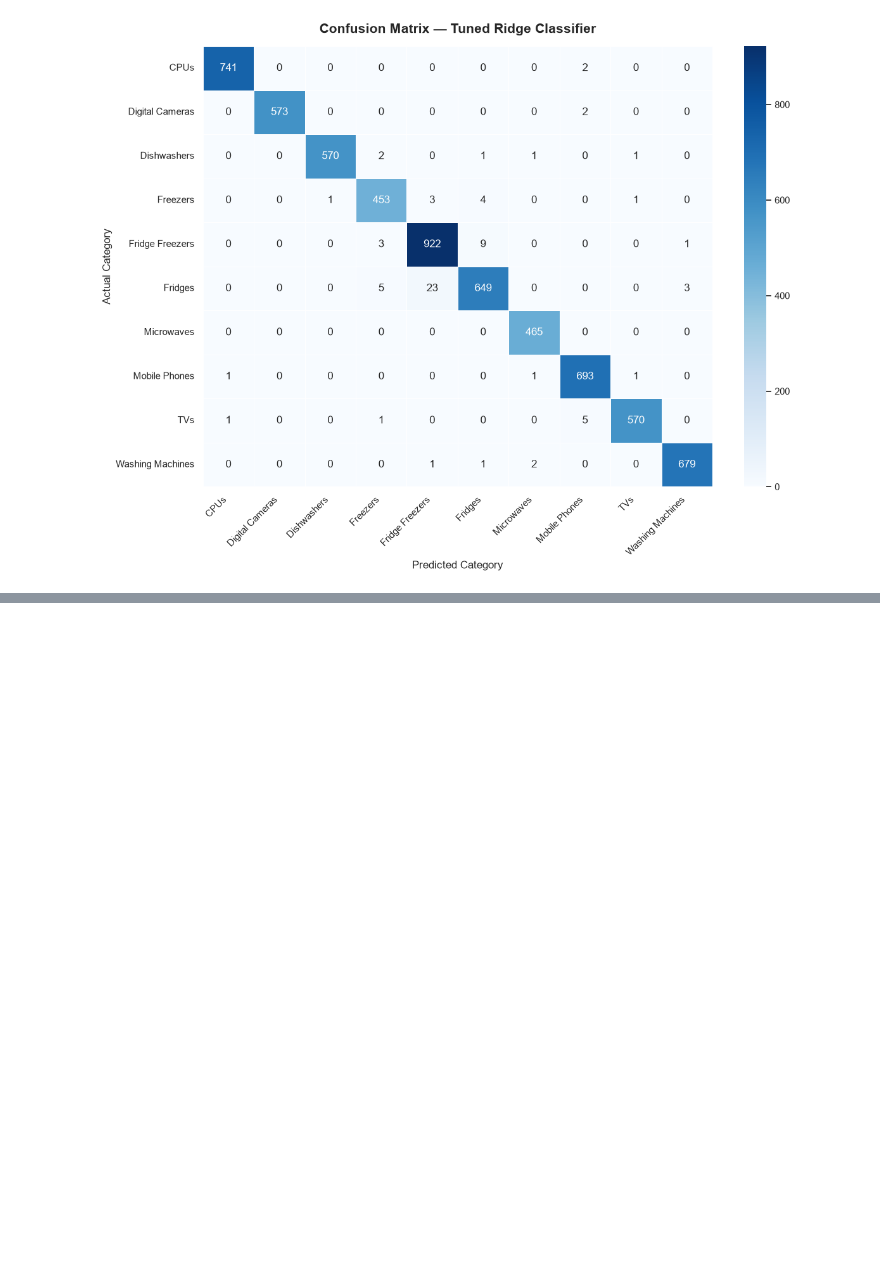
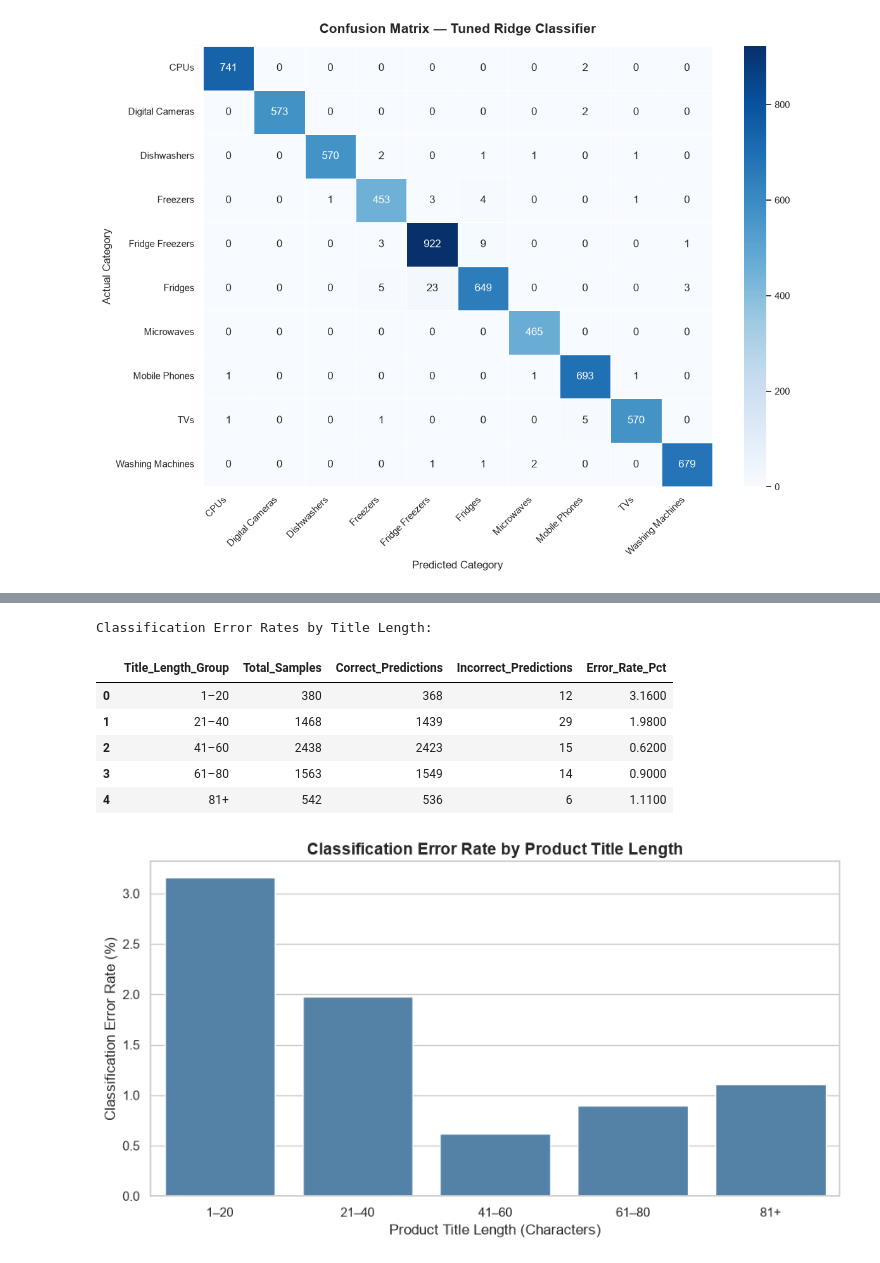
Before and after one commit to TejasMJ/Product-Taxonomy-Intelligence, a Jupyter notebook: notebooks/06_model_evaluation.ipynb, the cells around one changed output, grey strips where cells are left out. Cells and saved outputs as stored; diff of their text form; code cells hidden in the pictures; blank space fills up the shorter version.

Commit message:
Classification Error by Title added

```diff
--- a/notebooks/06_model_evaluation.ipynb
+++ b/notebooks/06_model_evaluation.ipynb
@@ -457,0 +688,79 @@ plt.show()
+# %%
+# Defining title-length ranges
+title_length_bins = [0, 20, 40, 60, 80, np.inf]
+
+title_length_labels = [
+    "1–20",
+    "21–40",
+    "41–60",
+    "61–80",
+    "81+"
+]
+
+# Categorizing product titles by character length
+prediction_analysis_df["Title_Length_Group"] = pd.cut(
+    prediction_analysis_df["Title_Length"],
+    bins=title_length_bins,
+    labels=title_length_labels,
+    include_lowest=True
+)
+
+# Calculating classification performance by title length
+title_length_error_df = (
+    prediction_analysis_df
+    .groupby(
+        "Title_Length_Group",
+        observed=True
+    )
+    .agg(
+        Total_Samples=("Correct_Prediction", "size"),
+        Correct_Predictions=("Correct_Prediction", "sum")
+    )
+    .reset_index()
+)
+
+# Calculating incorrect predictions and error rates
+title_length_error_df["Incorrect_Predictions"] = (
+    title_length_error_df["Total_Samples"]
+    - title_length_error_df["Correct_Predictions"]
+)
+
+title_length_error_df["Error_Rate_Pct"] = (
+    title_length_error_df["Incorrect_Predictions"]
+    / title_length_error_df["Total_Samples"]
+    * 100
+)
+
+print("Classification Error Rates by Title Length:")
+display(title_length_error_df.round(2))
+
+# Visualizing error rates
+plt.figure(figsize=(9, 5))
+
+sns.barplot(
+    data=title_length_error_df,
+    x="Title_Length_Group",
+    y="Error_Rate_Pct",
+    color="steelblue"
+)
+
+plt.title(
+    "Classification Error Rate by Product Title Length",
+    fontsize=14,
+    fontweight="bold"
+)
+
+plt.xlabel("Product Title Length (Characters)")
+plt.ylabel("Classification Error Rate (%)")
+
+plt.tight_layout()
+plt.show()
+# %% [output]
+Classification Error Rates by Title Length:
+|  | Title_Length_Group | Total_Samples | Correct_Predictions | Incorrect_Predictions | Error_Rate_Pct |
+| 0 | 1–20 | 380 | 368 | 12 | 3.1600 |
+| 1 | 21–40 | 1468 | 1439 | 29 | 1.9800 |
+| 2 | 41–60 | 2438 | 2423 | 15 | 0.6200 |
+| 3 | 61–80 | 1563 | 1549 | 14 | 0.9000 |
+| 4 | 81+ | 542 | 536 | 6 | 1.1100 |
+[figure, added]
```
Also changed, not shown: parts of 11 cells of this notebook.
